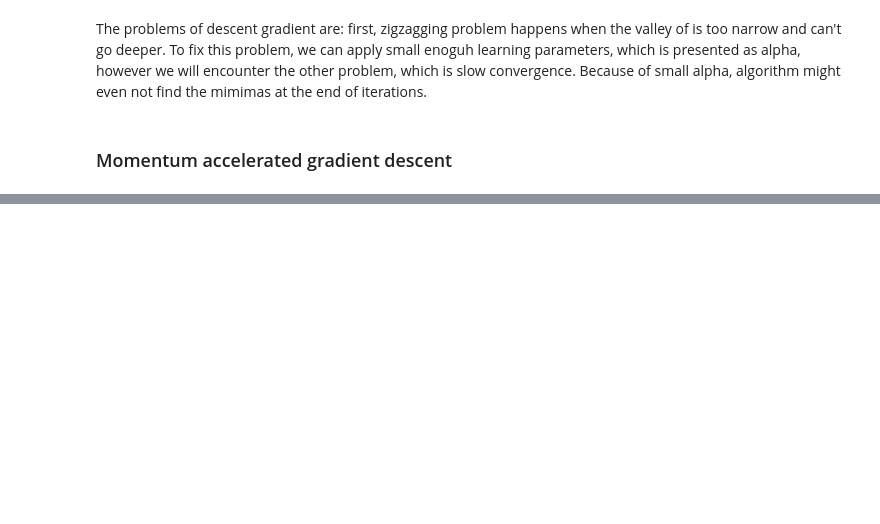
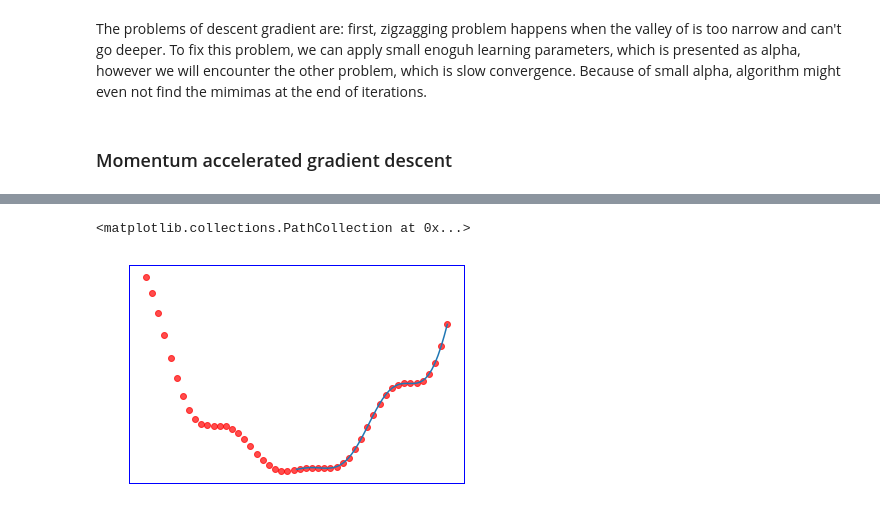
Before and after one commit to RyotaBannai/Data_Science, a Jupyter notebook: Coordinate search descent.ipynb, the cells around one changed output, grey strips where cells are left out. Cells and saved outputs as stored; diff of their text form; code cells hidden in the pictures; blank space fills up the shorter version.

```diff
--- a/Coordinate search descent.ipynb
+++ b/Coordinate search descent.ipynb
@@ -291,0 +359,11 @@ CS = ax.contour(X, Y, Z_.reshape(X.shape), norm=normalize, levels=levels)
+# %%
+from scipy import interpolate
+#f = lambda x: (np.sqrt(x+1))**-1
+f = lambda x: x**2 - x*np.sin(x) +1.75*x*np.cos(x)
+span = np.linspace(-10.,10.,50)
+aplx = [interpolate.approximate_taylor_polynomial(f, x, degree=2, scale=1e-1) for x in span]
+plt.plot(*plot_friendly(np.array(data_f([f], [[]], -0.,10.,50))))
+plt.scatter(span, [aplx[n][0] + aplx[n][1]*(v-v) + aplx[n][2]*((v-v)**2) for n,v in zip(range(50), span)], color='r', alpha=.7)
+# %% [output]
+<matplotlib.collections.PathCollection at 0x...>
+[figure, added]
```
Also changed, not shown: parts of 13 cells of this notebook, 1 other file.
